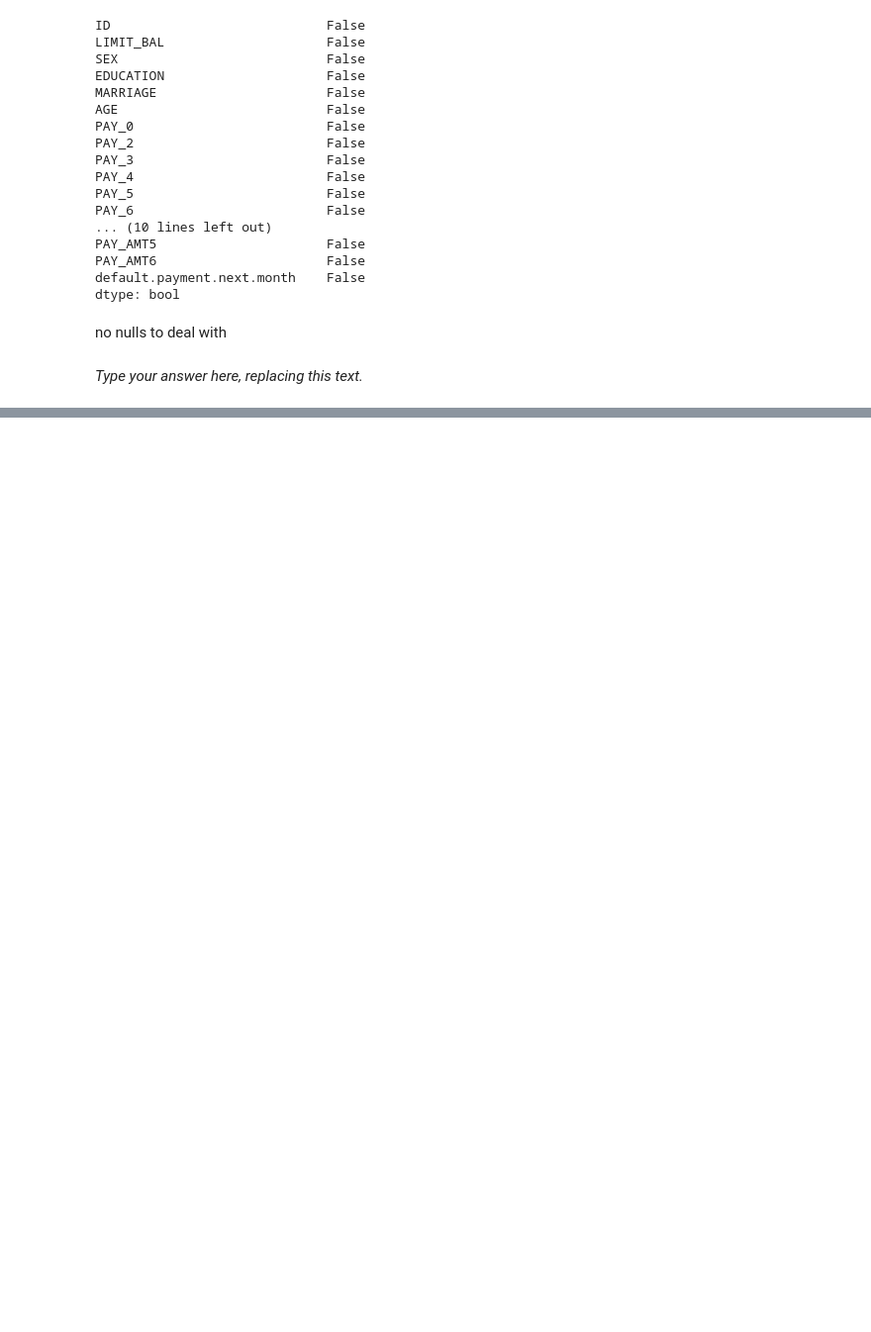
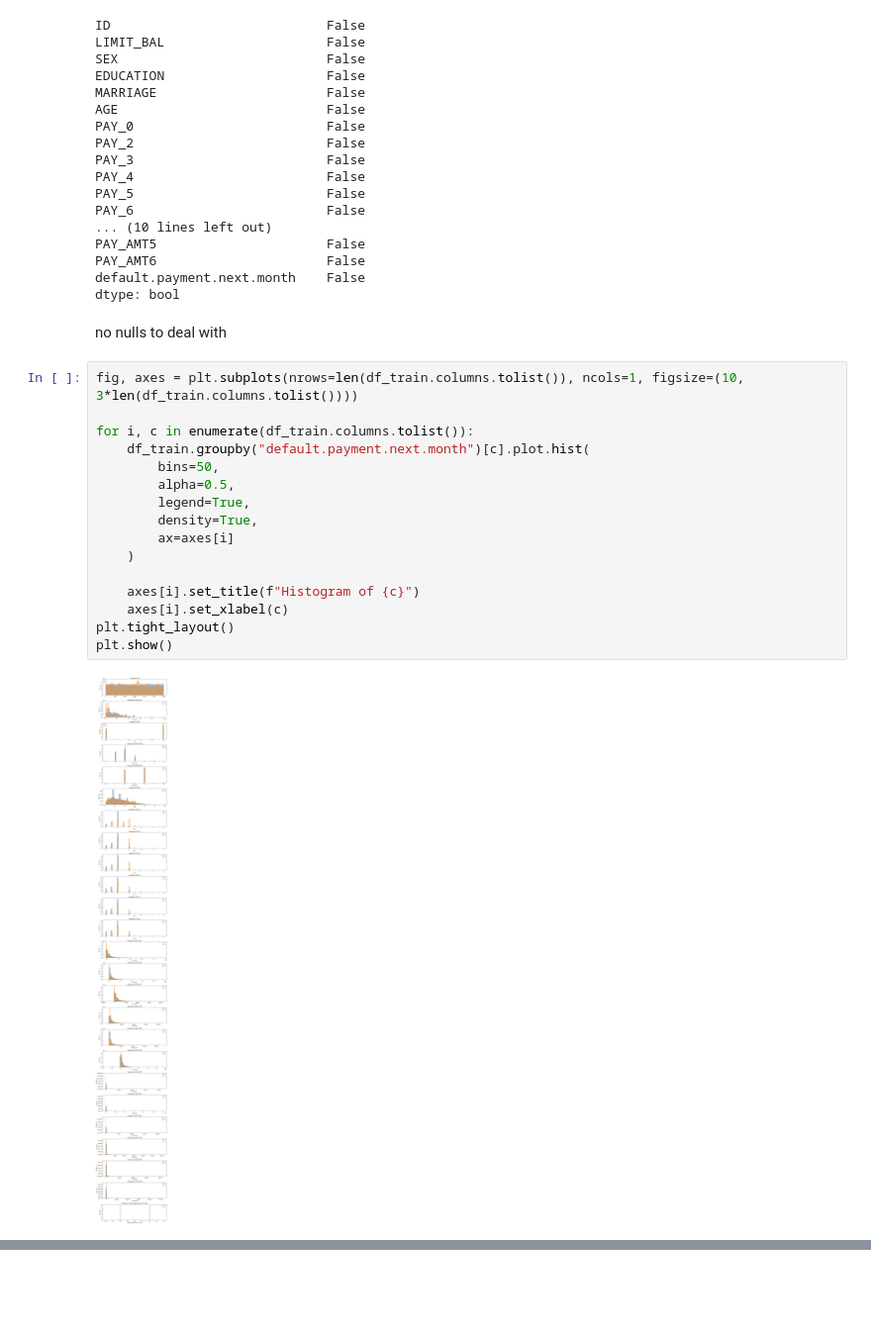
Before and after one commit to ricd99/cpsc330-2022W1, a Jupyter notebook: hw/hw5/hw5.ipynb, the cells around one changed output, grey strips where cells are left out. Shown at 99% size. Cells and saved outputs as stored; diff of their text form; blank space fills up the shorter version.

```diff
--- a/hw/hw5/hw5.ipynb
+++ b/hw/hw5/hw5.ipynb
@@ -217,5 +224,21 @@ default.payment.next.month    False
 dtype: bool
 # %% [markdown]
 no nulls to deal with
-# %% [markdown]
-_Type your answer here, replacing this text._
+# %%
+fig, axes = plt.subplots(nrows=len(df_train.columns.tolist()), ncols=1, figsize=(10, 3*len(df_train.columns.tolist())))
+
+for i, c in enumerate(df_train.columns.tolist()):
+    df_train.groupby("default.payment.next.month")[c].plot.hist(
+        bins=50,
+        alpha=0.5,
+        legend=True,
+        density=True,
+        ax=axes[i]
+    )
+
+    axes[i].set_title(f"Histogram of {c}")
+    axes[i].set_xlabel(c)
+plt.tight_layout()
+plt.show()
+# %% [output]
+[figure, added]
```
Also changed, not shown: parts of 12 cells of this notebook.
